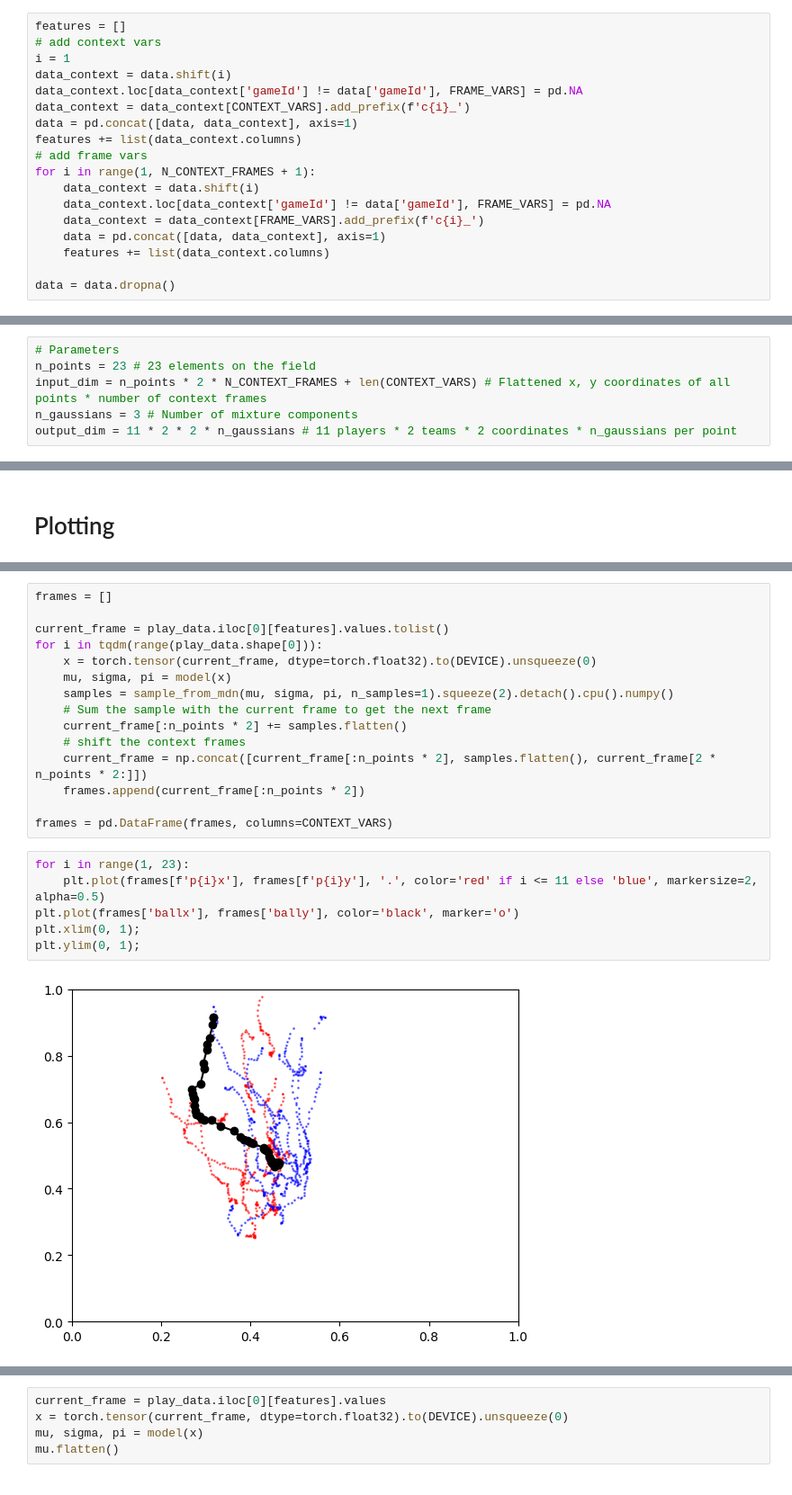
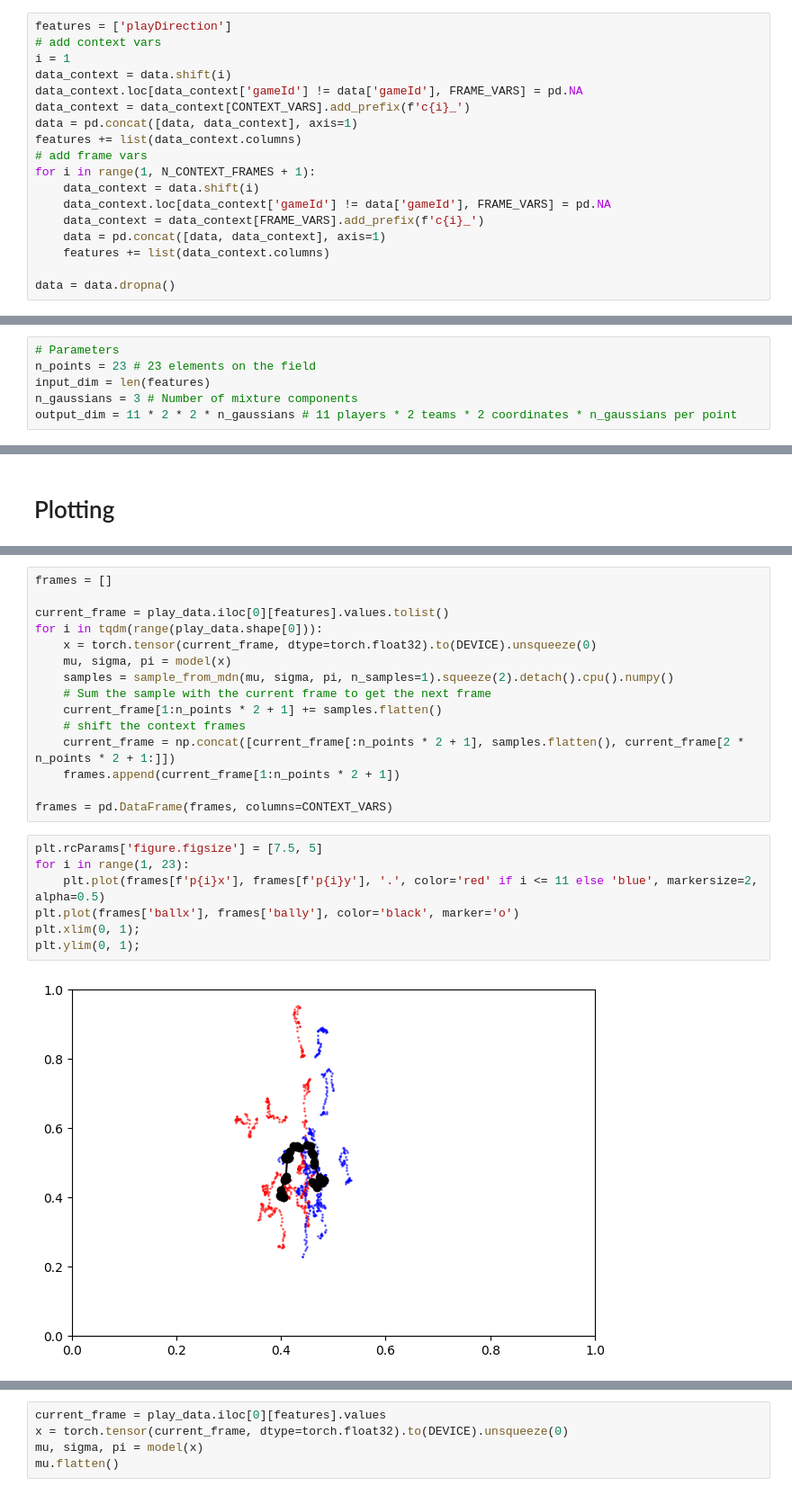
Before and after one commit to nvsclub/LargeTrackingModel, a Jupyter notebook: X2001 Modeling copy.ipynb, the cells around one changed output, grey strips where cells are left out. Shown at 90% size. Cells and saved outputs as stored; diff of their text form.

```diff
--- a/X2001 Modeling copy.ipynb
+++ b/X2001 Modeling copy.ipynb
@@ -27,7 +27,7 @@ DEVICE = torch.device('cuda' if torch.cuda.is_available() else 'cpu')
 # %%
 data = pd.read_feather('data/tracking2.feather')
 # %%
-features = []
+features = ['playDirection']
 # add context vars
 i = 1
 data_context = data.shift(i)
@@ -192,7 +145,7 @@ len(features)
 # %%
 # Parameters
 n_points = 23 # 23 elements on the field
-input_dim = n_points * 2 * N_CONTEXT_FRAMES + len(CONTEXT_VARS) # Flattened x, y coordinates of all points * number of context frames
+input_dim = len(features)
 n_gaussians = 3 # Number of mixture components
 output_dim = 11 * 2 * 2 * n_gaussians # 11 players * 2 teams * 2 coordinates * n_gaussians per point
 # %%
@@ -265,18 +218,19 @@ for i in tqdm(range(play_data.shape[0])):
     mu, sigma, pi = model(x)
     samples = sample_from_mdn(mu, sigma, pi, n_samples=1).squeeze(2).detach().cpu().numpy()
     # Sum the sample with the current frame to get the next frame
-    current_frame[:n_points * 2] += samples.flatten()
+    current_frame[1:n_points * 2 + 1] += samples.flatten()
     # shift the context frames
-    current_frame = np.concat([current_frame[:n_points * 2], samples.flatten(), current_frame[2 * n_points * 2:]])
-    frames.append(current_frame[:n_points * 2])
+    current_frame = np.concat([current_frame[:n_points * 2 + 1], samples.flatten(), current_frame[2 * n_points * 2 + 1:]])
+    frames.append(current_frame[1:n_points * 2 + 1])
 
 frames = pd.DataFrame(frames, columns=CONTEXT_VARS)
 # %%
+plt.rcParams['figure.figsize'] = [7.5, 5]
 for i in range(1, 23):
     plt.plot(frames[f'p{i}x'], frames[f'p{i}y'], '.', color='red' if i <= 11 else 'blue', markersize=2, alpha=0.5)
 plt.plot(frames['ballx'], frames['bally'], color='black', marker='o')
 plt.xlim(0, 1);
 plt.ylim(0, 1);
 # %% [output]
-[figure, old version]
+[figure, new version]
 # %%
```
Also changed, not shown: parts of 14 cells of this notebook, 3 other files.
